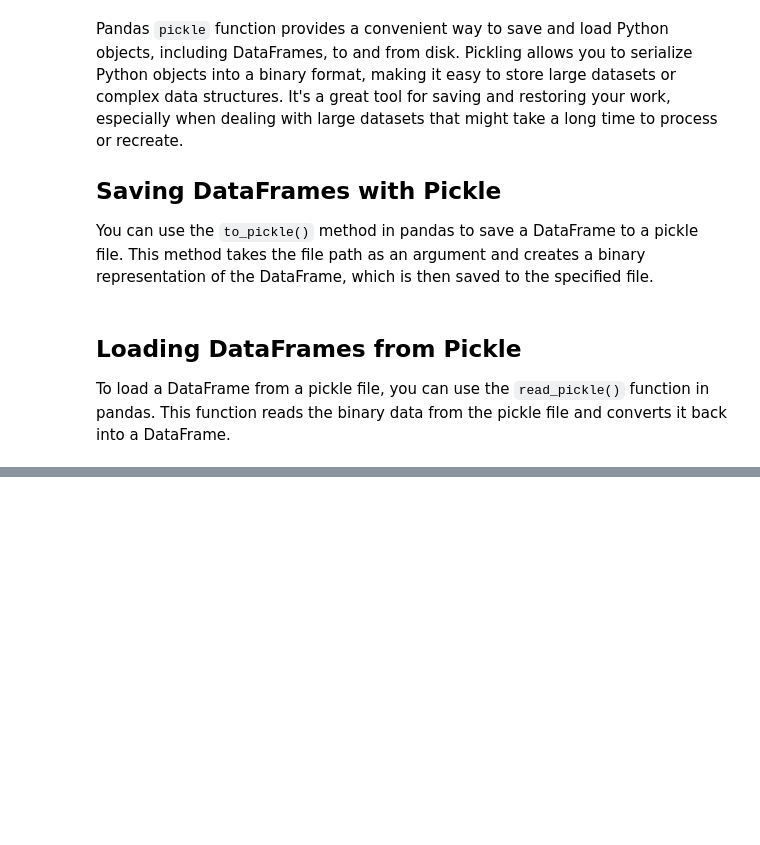
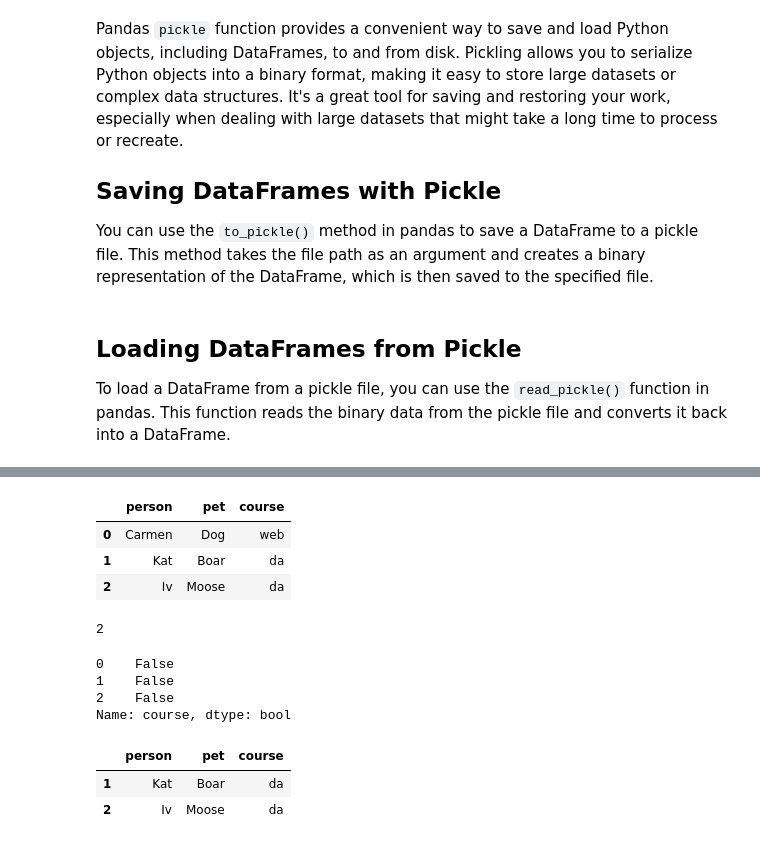
Before and after one commit to JulianePetersen2023/labs_repo, a Jupyter notebook: LessonsW2/2.1_pandas.ipynb, the cells around one changed output, grey strips where cells are left out. Saved outputs shown, nothing was run; the diff lists cells and outputs as text; code cells hidden in the pictures; blank space fills up the shorter version.

```diff
--- a/LessonsW2/2.1_pandas.ipynb
+++ b/LessonsW2/2.1_pandas.ipynb
@@ -463,0 +932,29 @@ df.head()
+# %%
+person = ["Carmen", "Kat", "Iv"]
+pet = ["Dog", "Boar", "Moose"]
+course = ["web", "da", "da"]
+DA_dict = {"person": person, "pet":pet, "course":course}
+DA_df = pd.DataFrame(DA_dict)
+DA_df
+# %% [output]
+|  | person | pet | course |
+| 0 | Carmen | Dog | web |
+| 1 | Kat | Boar | da |
+| 2 | Iv | Moose | da |
+# %%
+DA_df['course'].nunique()
+# %% [output]
+2
+# %%
+DA_df["course"]=="DA"
+# %% [output]
+0    False
+1    False
+2    False
+Name: course, dtype: bool
+# %%
+DA_df.loc[DA_df["course"]=="da"]
+# %% [output]
+|  | person | pet | course |
+| 1 | Kat | Boar | da |
+| 2 | Iv | Moose | da |
```
Also changed, not shown: parts of 65 cells of this notebook, 2 other files.
